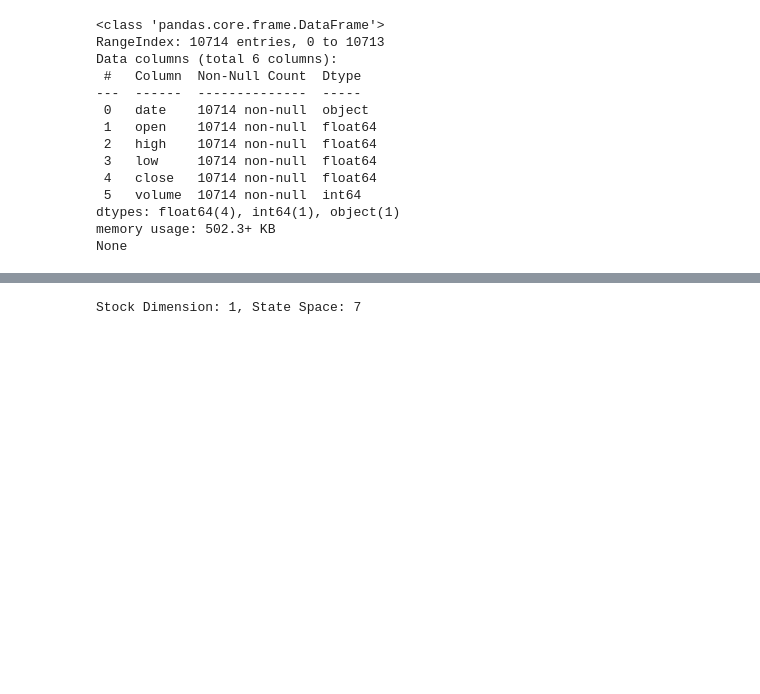
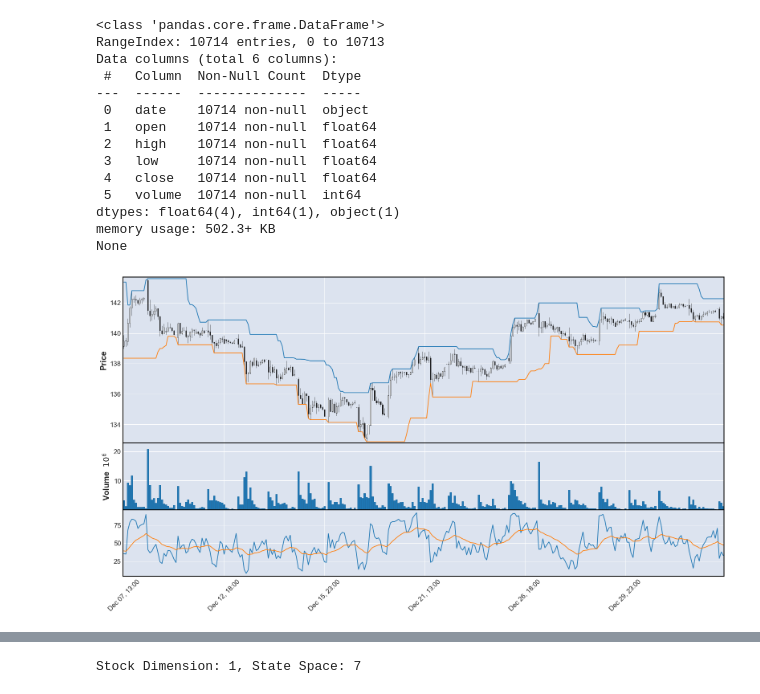
Before and after one commit to eilyich/alqotrading_beta, a Jupyter notebook: development_custom_env.ipynb, the cells around one changed output, grey strips where cells are left out. Drawn from its saved outputs; the diff is of its cells as text; code cells hidden in the pictures; blank space fills up the shorter version.

```diff
--- a/development_custom_env.ipynb
+++ b/development_custom_env.ipynb
@@ -125,12 +131,17 @@ df = df.dropna()
 df.reset_index(inplace=True)
 # %%
 df_sample_for_plot = df.iloc[1800:2100]
+df_sample_for_plot.index = df_sample_for_plot['date'].astype('datetime64[ns]')
+df_sample_for_plot = df_sample_for_plot.drop(['date'], axis=1)
 
-# apdict = [mpf.make_addplot(df_sample_for_plot[['feature_upper_chanel', 'feature_lower_chanel']]), mpf.make_addplot(df_sample_for_plot[['feature_rsi', 'feature_rsi_ema']], panel=2)]
-# mpf.plot(df_sample_for_plot, type='candle', addplot=apdict, figratio=(14, 7), show_nontrading=False, volume=True, tight_layout=True,figscale=1.5)
+apdict = [mpf.make_addplot(df_sample_for_plot[['feature_upper_chanel', 'feature_lower_chanel']]), mpf.make_addplot(df_sample_for_plot[['feature_rsi', 'feature_rsi_ema']], panel=2)]
+mpf.plot(df_sample_for_plot, type='candle', addplot=apdict, figratio=(14, 7), show_nontrading=False, volume=True, tight_layout=True,figscale=1.5)
 
-# plt.show()
-# plt.close()
+plt.show()
+plt.close()
+# df_sample_for_plot
+# %% [output]
+[figure, added]
 # %%
 display(df.head())
 print(df.shape)
```
Also changed, not shown: parts of 9 cells of this notebook, 1 other file.
